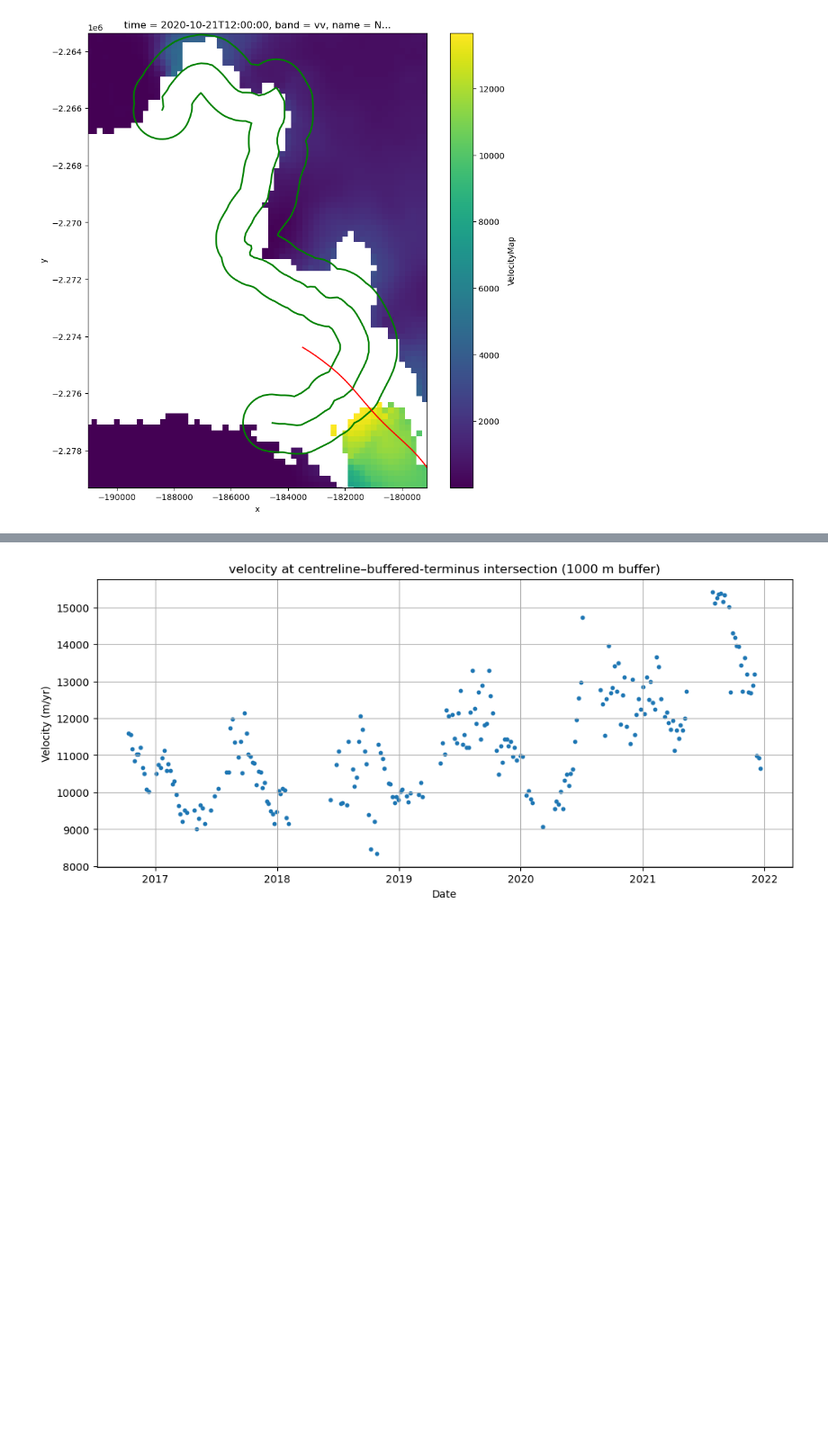
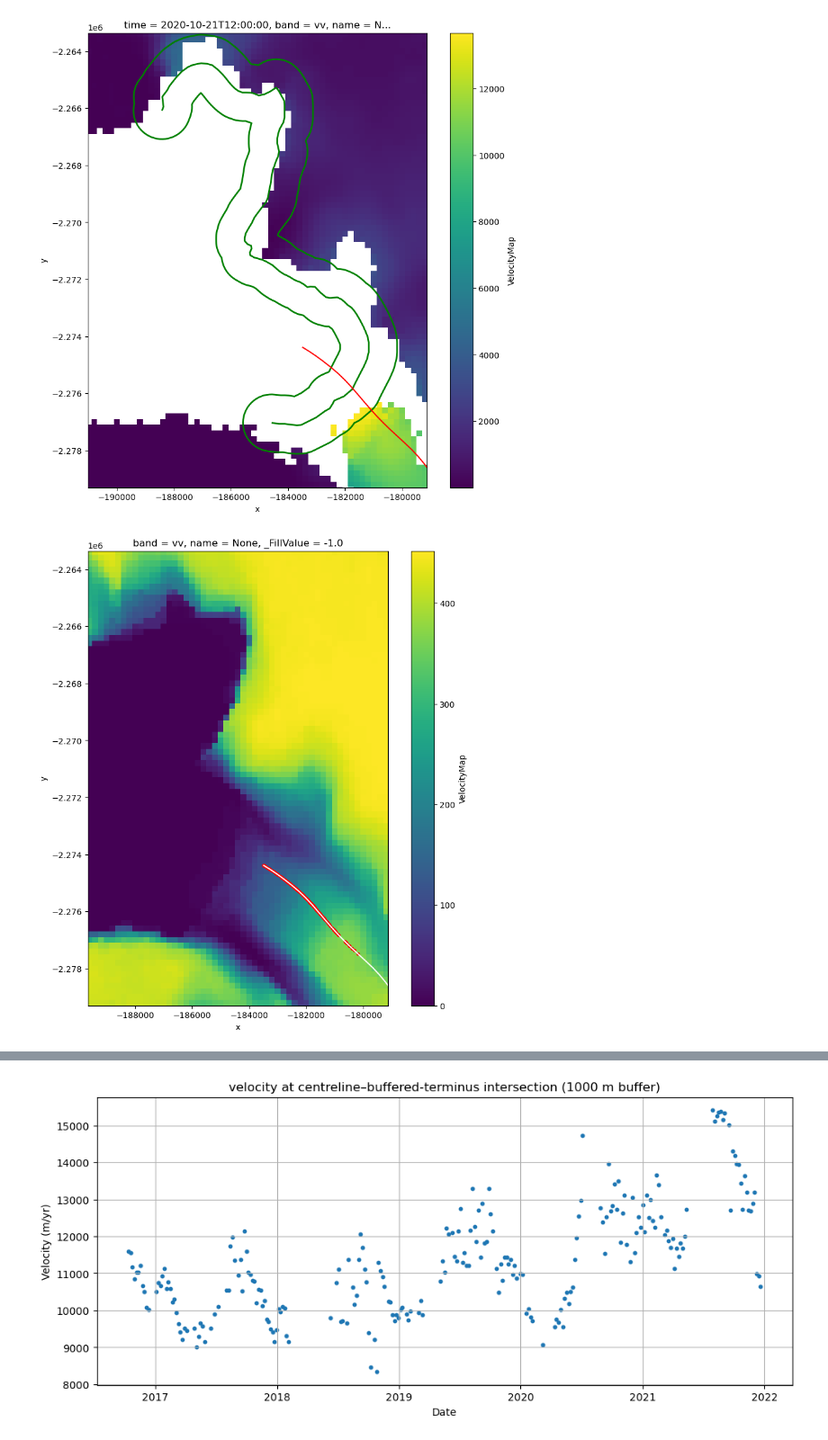
Before and after one commit to sofiasuhinin/Jakobshavn-Isbrae-CalvingStatistics, a Jupyter notebook: calvingseries.ipynb, the cells around one changed output, grey strips where cells are left out. Shown at 90% size. Saved outputs shown, nothing was run; the diff lists cells and outputs as text; code cells hidden in the pictures; blank space fills up the shorter version.

```diff
--- a/calvingseries.ipynb
+++ b/calvingseries.ipynb
@@ -358,11 +367,6 @@ print(total)
 #visualisation w the buffer
 sampletime = 300
 buffer_dist = 1000  # meters
-
-vel_slice = velocity["VelocityMap"].isel(band=2, time=sampletime).assign_coords(
-    x=("x", x_vals),
-    y=("y", y_vals),
-)
 
 # pick nearest terminus to this velocity time
 vel_time = velocity["time"].isel(time=sampletime).values
@@ -438,20 +465,20 @@ for i in range(len(terminus)):
     pt = terminus["intersect_points"].iloc[i]
 
     # skip if no intersection point
-    if pt.is_empty:
+    if (pt is None) or (hasattr(pt, "is_empty") and pt.is_empty):
         vel_nearest.append(np.nan)
-        matched_vel_time.append(pd.NaT)
+        matched_vel_time.append(pd.NaT) #store not a time for the velocity
         continue
 
     # terminus date
     t_term = pd.to_datetime(terminus["Date"].iloc[i])
 
     # nearest velocity time index
-    j = int(np.argmin(np.abs(vel_times - t_term)))
-    matched_vel_time.append(vel_times[j])
+    vel_time_index= int(np.argmin(np.abs(vel_times - t_term)))
+    matched_vel_time.append(vel_times[vel_time_index])
 
     # velocity slice at that nearest time
-    vel_slice = vel_band.isel(time=j)
+    vel_slice = vel_band.isel(time=vel_time_index)
 
     # nearest valid velocity within buffer around the point
     v = nearest_buffer(vel_slice, pt.x, pt.y, buffer=buffer_dist)
@@ -459,3 +486,36 @@ for i in range(len(terminus)):
 
 terminus["vel_nearest_buffer"] = vel_nearest
 terminus["matched_vel_time"] = matched_vel_time
+# %%
+#intersect points
+sampletime = 113
+
+vel_slice = vel_band.isel(time=sampletime)
+fig, ax = plt.subplots(figsize=(10, 10))
+
+valid_count.plot(
+    ax=ax,
+    x="x",
+    y="y",
+    add_colorbar=True,
+)
+
+terminus.set_geometry("intersect_points").plot(
+    ax=ax,
+    color="red",
+    markersize=10,
+)
+
+centreline_gs.plot(ax=ax, color="white", linewidth=1.5)
+
+#zoom in order to see insct. better
+xmin, ymin, xmax, ymax = terminus.total_bounds
+
+z00m = 500
+
+ax.set_xlim(xmin - z00m, xmax + z00m)
+ax.set_ylim(ymin - z00m, ymax + z00m)
+
+plt.show()
+# %% [output]
+[figure, added]
```
Also changed, not shown: parts of 19 cells of this notebook.
